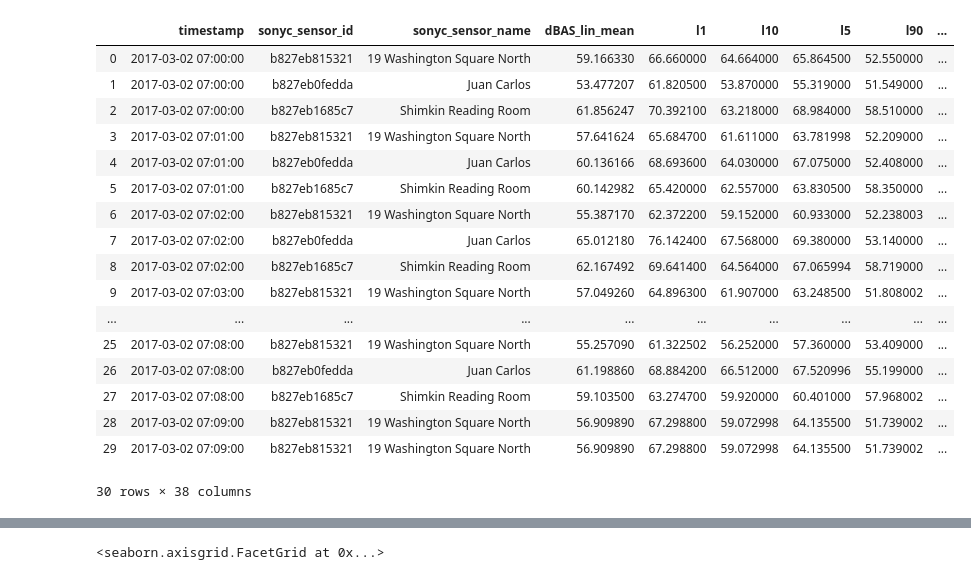
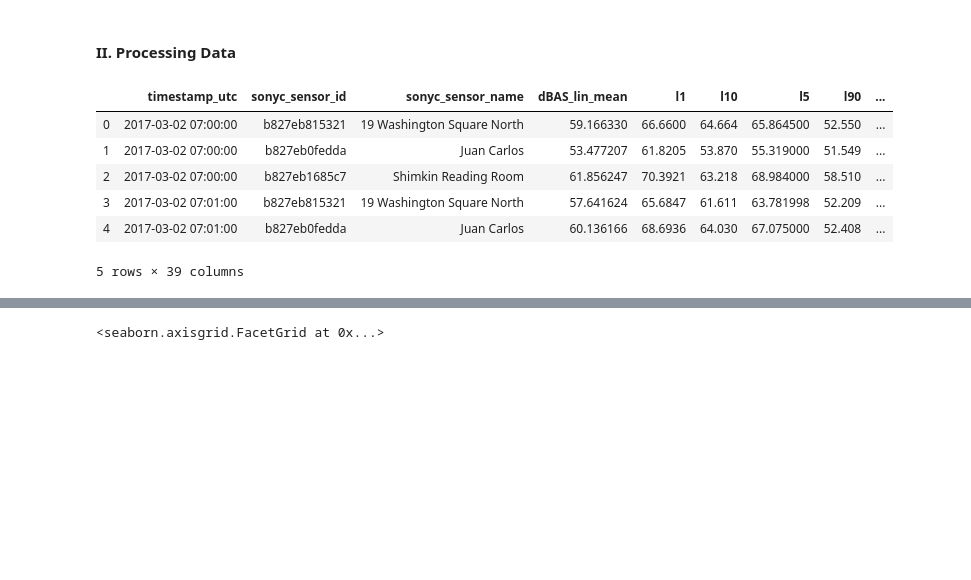
Before and after one commit to meiguan/urban_birds, a Jupyter notebook: model/relationship_spl_vs_yamnet_bird_predictions.ipynb, the cells around one changed output, grey strips where cells are left out. Cells and saved outputs as stored; diff of their text form; code cells hidden in the pictures; blank space fills up the shorter version.

```diff
--- a/model/relationship_spl_vs_yamnet_bird_predictions.ipynb
+++ b/model/relationship_spl_vs_yamnet_bird_predictions.ipynb
@@ -20,34 +24,30 @@ df.shape
+# %% [markdown]
+#### II. Processing Data
 # %%
-# split into year, month, day, hour
-df['timestamp'] = pd.to_datetime(df.timestamp)
-df['year'] = pd.DatetimeIndex(df.timestamp).year
-df['month'] = pd.DatetimeIndex(df.timestamp).month
-df['day'] = pd.DatetimeIndex(df.timestamp).day
-df['hour'] = pd.DatetimeIndex(df.timestamp).hour
+# split into year, month, day, hour in UTC and in Local Time Zone (EST)
+df['timestamp_utc'] = pd.to_datetime(df.timestamp_utc)
+df['year'] = pd.DatetimeIndex(df.timestamp_utc).year
+df['month'] = pd.DatetimeIndex(df.timestamp_utc).month
+df['day'] = pd.DatetimeIndex(df.timestamp_utc).day
+df['hour'] = pd.DatetimeIndex(df.timestamp_utc).hour
 
-df['localtime'] = pd.to_datetime(df.timestamp).dt.tz_localize('UTC').dt.tz_convert('America/New_York')
+df['localtime'] = pd.to_datetime(df.timestamp_utc).dt.tz_localize('UTC').dt.tz_convert('US/Eastern')
 df['localyear'] = pd.DatetimeIndex(df.localtime).year
 df['localmonth'] = pd.DatetimeIndex(df.localtime).month
 df['localday'] = pd.DatetimeIndex(df.localtime).day
 df['localhour'] = pd.DatetimeIndex(df.localtime).hour
+# %%
+#get week of year
+df['weeknumber'] = df['timestamp_utc'].dt.week
+#get day of year
+df['dayofyear'] = df['timestamp_utc'].dt.dayofyear
 # %%
-df.head(30)
+df.head()
 # %% [output]
-|  | timestamp | sonyc_sensor_id | sonyc_sensor_name | dBAS_lin_mean | l1 | l10 | l5 | l90 | ... |
-| 0 | 2017-03-02 07:00:00 | b827eb815321 | 19 Washington Square North | 59.166330 | 66.660000 | 64.664000 | 65.864500 | 52.550000 | ... |
-| 1 | 2017-03-02 07:00:00 | b827eb0fedda | Juan Carlos | 53.477207 | 61.820500 | 53.870000 | 55.319000 | 51.549000 | ... |
-| 2 | 2017-03-02 07:00:00 | b827eb1685c7 | Shimkin Reading Room | 61.856247 | 70.392100 | 63.218000 | 68.984000 | 58.510000 | ... |
-| 3 | 2017-03-02 07:01:00 | b827eb815321 | 19 Washington Square North | 57.641624 | 65.684700 | 61.611000 | 63.781998 | 52.209000 | ... |
-| 4 | 2017-03-02 07:01:00 | b827eb0fedda | Juan Carlos | 60.136166 | 68.693600 | 64.030000 | 67.075000 | 52.408000 | ... |
-| 5 | 2017-03-02 07:01:00 | b827eb1685c7 | Shimkin Reading Room | 60.142982 | 65.420000 | 62.557000 | 63.830500 | 58.350000 | ... |
-| 6 | 2017-03-02 07:02:00 | b827eb815321 | 19 Washington Square North | 55.387170 | 62.372200 | 59.152000 | 60.933000 | 52.238003 | ... |
-| 7 | 2017-03-02 07:02:00 | b827eb0fedda | Juan Carlos | 65.012180 | 76.142400 | 67.568000 | 69.380000 | 53.140000 | ... |
-| 8 | 2017-03-02 07:02:00 | b827eb1685c7 | Shimkin Reading Room | 62.167492 | 69.641400 | 64.564000 | 67.065994 | 58.719000 | ... |
-| 9 | 2017-03-02 07:03:00 | b827eb815321 | 19 Washington Square North | 57.049260 | 64.896300 | 61.907000 | 63.248500 | 51.808002 | ... |
-| ... | ... | ... | ... | ... | ... | ... | ... | ... | ... |
-| 25 | 2017-03-02 07:08:00 | b827eb815321 | 19 Washington Square North | 55.257090 | 61.322502 | 56.252000 | 57.360000 | 53.409000 | ... |
-| 26 | 2017-03-02 07:08:00 | b827eb0fedda | Juan Carlos | 61.198860 | 68.884200 | 66.512000 | 67.520996 | 55.199000 | ... |
-| 27 | 2017-03-02 07:08:00 | b827eb1685c7 | Shimkin Reading Room | 59.103500 | 63.274700 | 59.920000 | 60.401000 | 57.968002 | ... |
-| 28 | 2017-03-02 07:09:00 | b827eb815321 | 19 Washington Square North | 56.909890 | 67.298800 | 59.072998 | 64.135500 | 51.739002 | ... |
-| 29 | 2017-03-02 07:09:00 | b827eb815321 | 19 Washington Square North | 56.909890 | 67.298800 | 59.072998 | 64.135500 | 51.739002 | ... |
+|  | timestamp_utc | sonyc_sensor_id | sonyc_sensor_name | dBAS_lin_mean | l1 | l10 | l5 | l90 | ... |
+| 0 | 2017-03-02 07:00:00 | b827eb815321 | 19 Washington Square North | 59.166330 | 66.6600 | 64.664 | 65.864500 | 52.550 | ... |
+| 1 | 2017-03-02 07:00:00 | b827eb0fedda | Juan Carlos | 53.477207 | 61.8205 | 53.870 | 55.319000 | 51.549 | ... |
+| 2 | 2017-03-02 07:00:00 | b827eb1685c7 | Shimkin Reading Room | 61.856247 | 70.3921 | 63.218 | 68.984000 | 58.510 | ... |
+| 3 | 2017-03-02 07:01:00 | b827eb815321 | 19 Washington Square North | 57.641624 | 65.6847 | 61.611 | 63.781998 | 52.209 | ... |
+| 4 | 2017-03-02 07:01:00 | b827eb0fedda | Juan Carlos | 60.136166 | 68.6936 | 64.030 | 67.075000 | 52.408 | ... |
-30 rows × 38 columns
+5 rows × 39 columns
```
Also changed, not shown: parts of 127 cells of this notebook, 2 other files.
